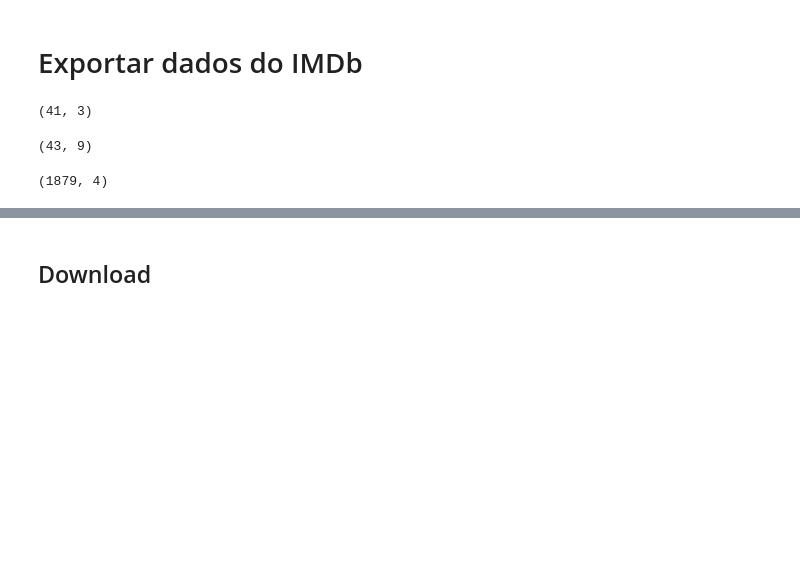
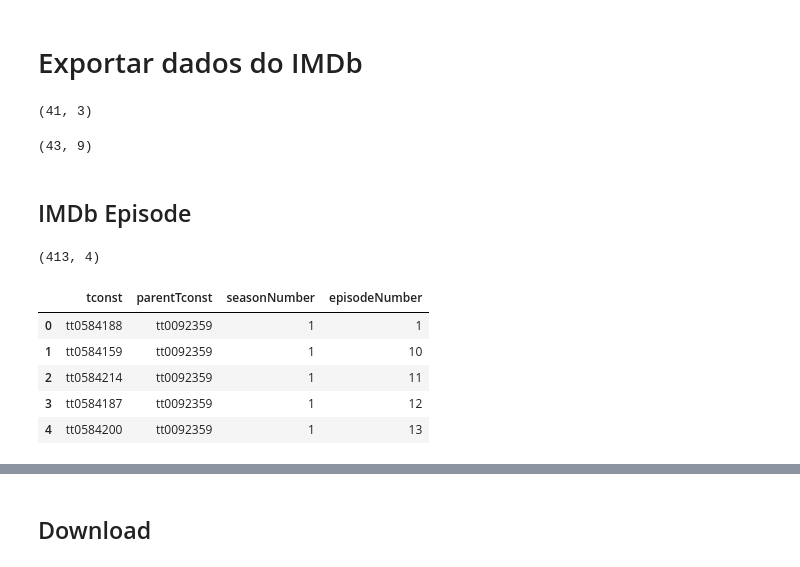
Before and after one commit to vichShir/netflix-analysis, a Jupyter notebook: notebooks/Netflix_Analysis.ipynb, the cells around one changed output, grey strips where cells are left out. Saved outputs shown, nothing was run; the diff lists cells and outputs as text; code cells hidden in the pictures; blank space fills up the shorter version.

```diff
--- a/notebooks/Netflix_Analysis.ipynb
+++ b/notebooks/Netflix_Analysis.ipynb
@@ -838,3 +850,5 @@ imdb_basics = spark.sql(f"SELECT * FROM basics_df WHERE tconst IN {tuple(title_i
 imdb_basics.shape
 # %% [output]
 (43, 9)
+# %% [markdown]
+## IMDb Episode
@@ -841,5 +860,16 @@ imdb_basics.shape
 # %%
-imdb_episode = spark.sql(f"SELECT * FROM episode_df WHERE parentTconst IN {tuple(title_ids)}").toPandas()
+imdb_episode = spark.sql(f"SELECT * FROM episode_df WHERE tconst IN {tuple(only_episode_ids)}").toPandas()
 imdb_episode.shape
 # %% [output]
-(1879, 4)
+(413, 4)
+# %%
+# Order columns
+imdb_episode = imdb_episode.sort_values(by=['parentTconst', 'seasonNumber', 'episodeNumber']).reset_index(drop=True)
+imdb_episode.head()
+# %% [output]
+|  | tconst | parentTconst | seasonNumber | episodeNumber |
+| 0 | tt0584188 | tt0092359 | 1 | 1 |
+| 1 | tt0584159 | tt0092359 | 1 | 10 |
+| 2 | tt0584214 | tt0092359 | 1 | 11 |
+| 3 | tt0584187 | tt0092359 | 1 | 12 |
+| 4 | tt0584200 | tt0092359 | 1 | 13 |
```
Also changed, not shown: parts of 7 cells of this notebook, 1 other file.
